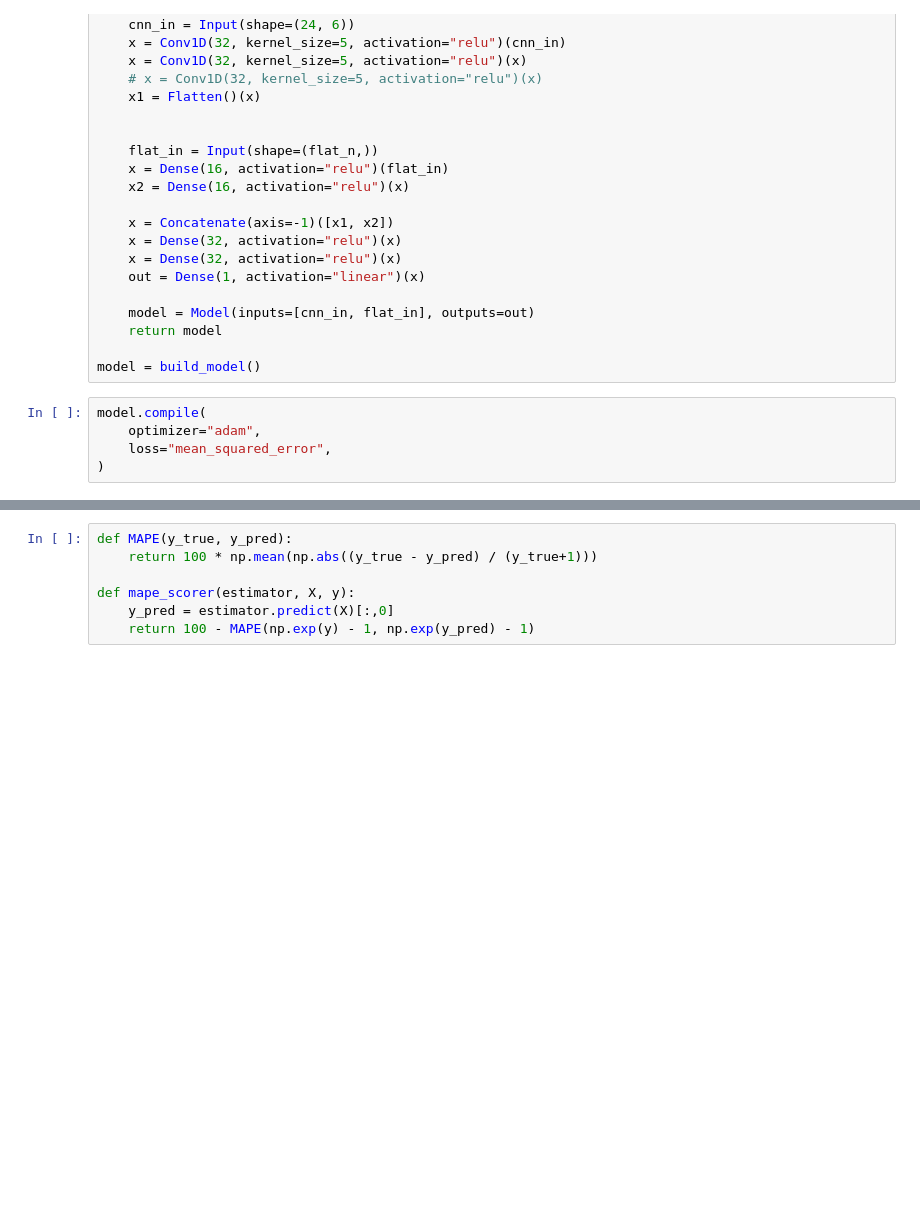
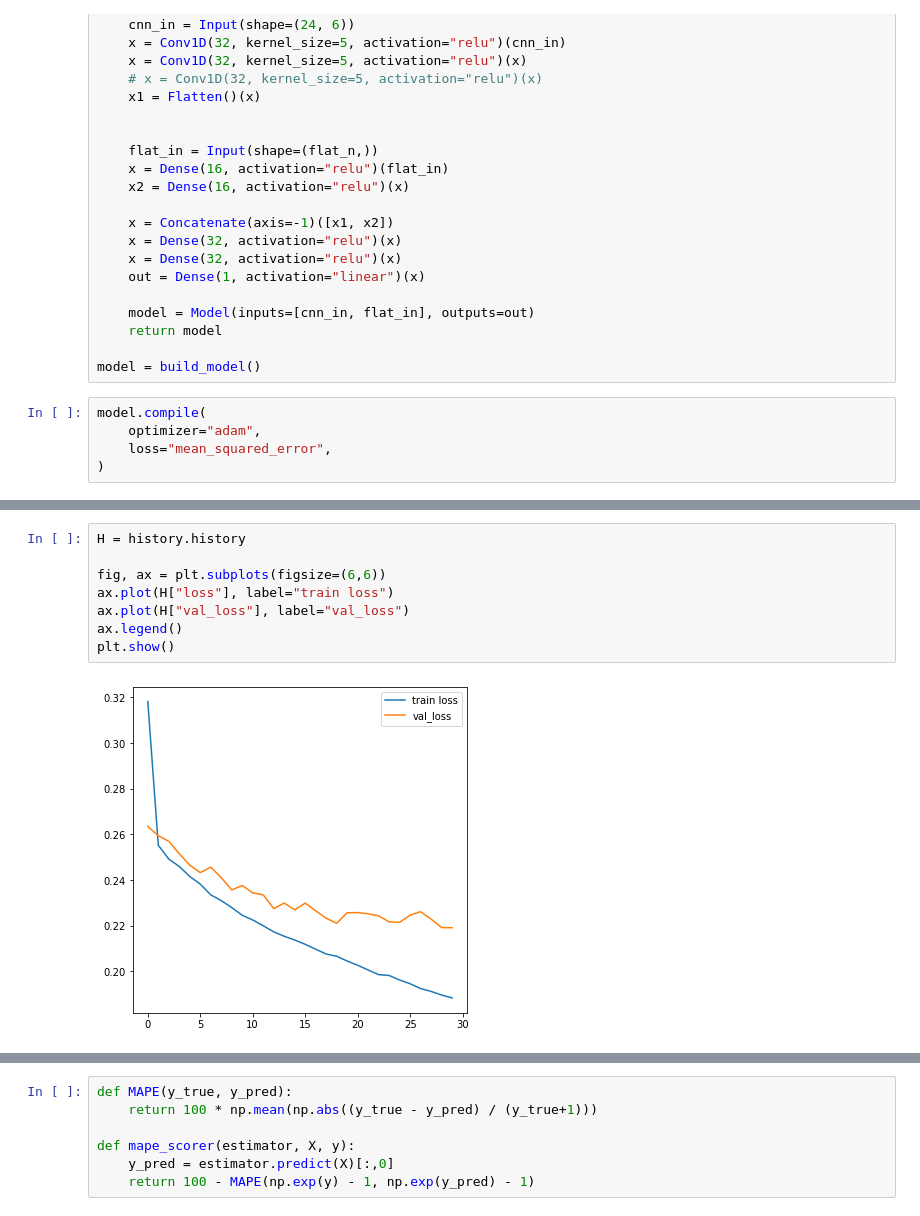
Before and after one commit to A-Stangeland/Defi-IA, a Jupyter notebook: test_cnn.ipynb, the cells around one changed output, grey strips where cells are left out. Saved outputs shown, nothing was run; the diff lists cells and outputs as text; blank space fills up the shorter version.

```diff
--- a/test_cnn.ipynb
+++ b/test_cnn.ipynb
@@ -186,3 +179,13 @@ Epoch 10/10
+# %%
+H = history.history
+
+fig, ax = plt.subplots(figsize=(6,6))
+ax.plot(H["loss"], label="train loss")
+ax.plot(H["val_loss"], label="val_loss")
+ax.legend()
+plt.show()
+# %% [output]
+[figure, added]
 # %%
 model.evaluate([X_cnn_val, X_flat_val], y_val)
 # %% [output]
```
Also changed, not shown: parts of 23 cells of this notebook, 1 other file.
